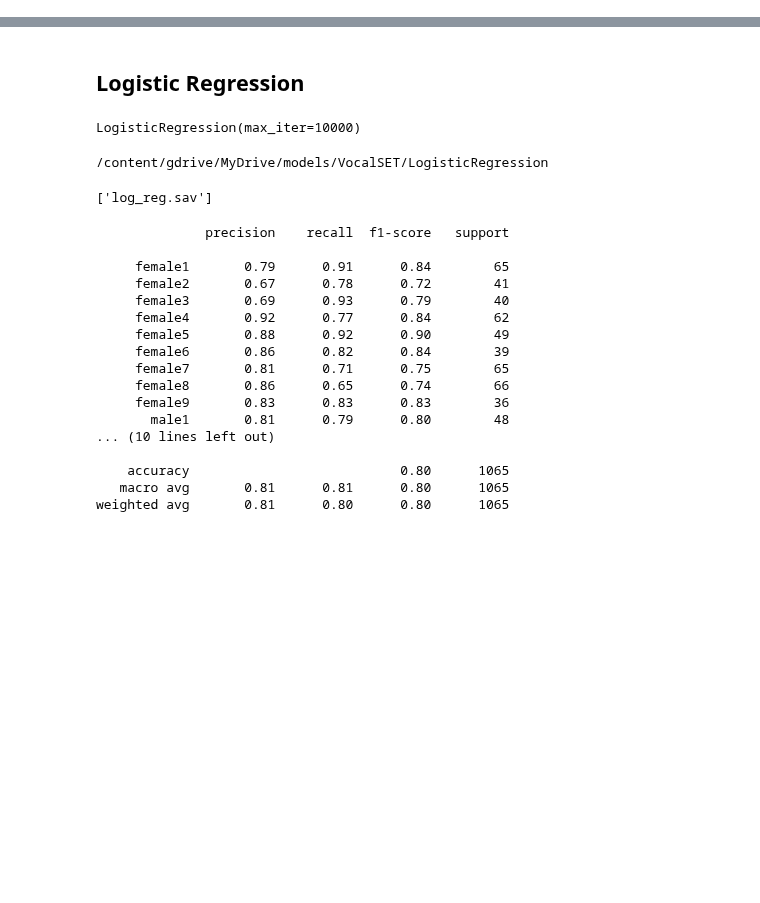
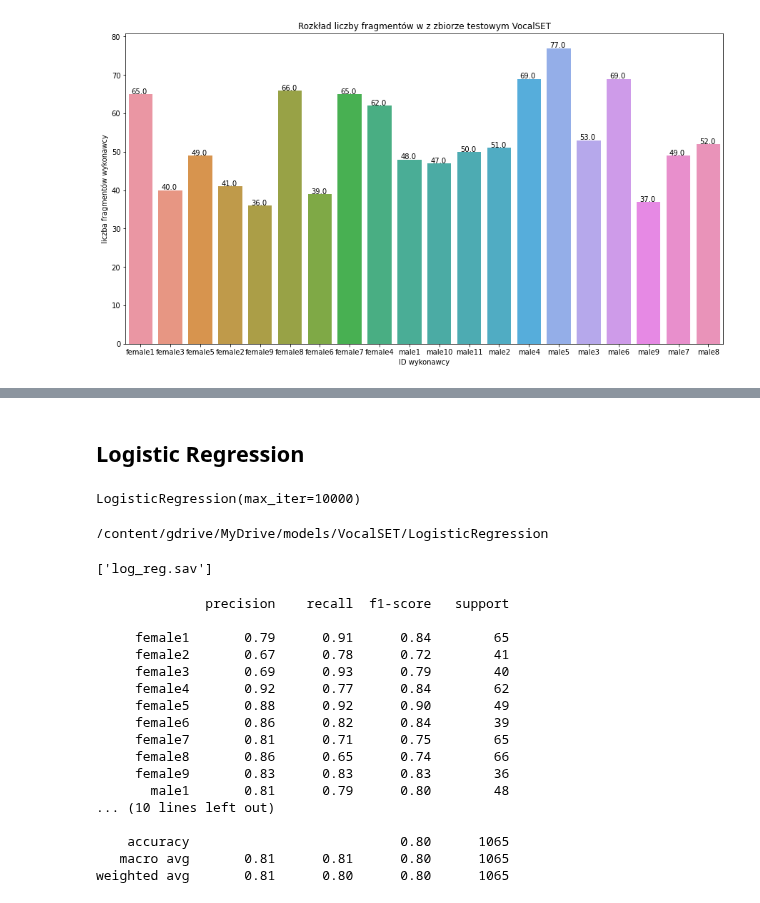
Before and after one commit to pszachew/Music-Genre-Classification, a Jupyter notebook: VocalSET/training3s_l3.ipynb, the cells around one changed output, grey strips where cells are left out. Cells and saved outputs as stored; diff of their text form; code cells hidden in the pictures; blank space fills up the shorter version.

Commit message:
add countplots

```diff
--- a/VocalSET/training3s_l3.ipynb
+++ b/VocalSET/training3s_l3.ipynb
@@ -25,3 +25,14 @@ y_train = pd.read_csv('/content/gdrive/MyDrive/csv_data/VocalSET/labels3s_train.
 X_test = pd.read_csv('/content/gdrive/MyDrive/csv_data/VocalSET/features3s_test.csv',header=None)
 # %%
 y_test = pd.read_csv('/content/gdrive/MyDrive/csv_data/VocalSET/labels3s_test.csv', header=None)
+# %%
+plt.figure(figsize=(15,8))
+ax = sns.countplot(x=y_test[0])
+for p in ax.patches:
+   ax.annotate('{:.1f}'.format(p.get_height()), (p.get_x()+0.1, p.get_height()+0.1))
+plt.xlabel("ID wykonawcy")
+plt.ylabel("liczba fragmentów wykonawcy")
+plt.title("Rozkład liczby fragmentów w z zbiorze testowym VocalSET")
+plt.show()
+# %% [output]
+[figure, added]
```
Also changed, not shown: parts of 2 cells of this notebook.
